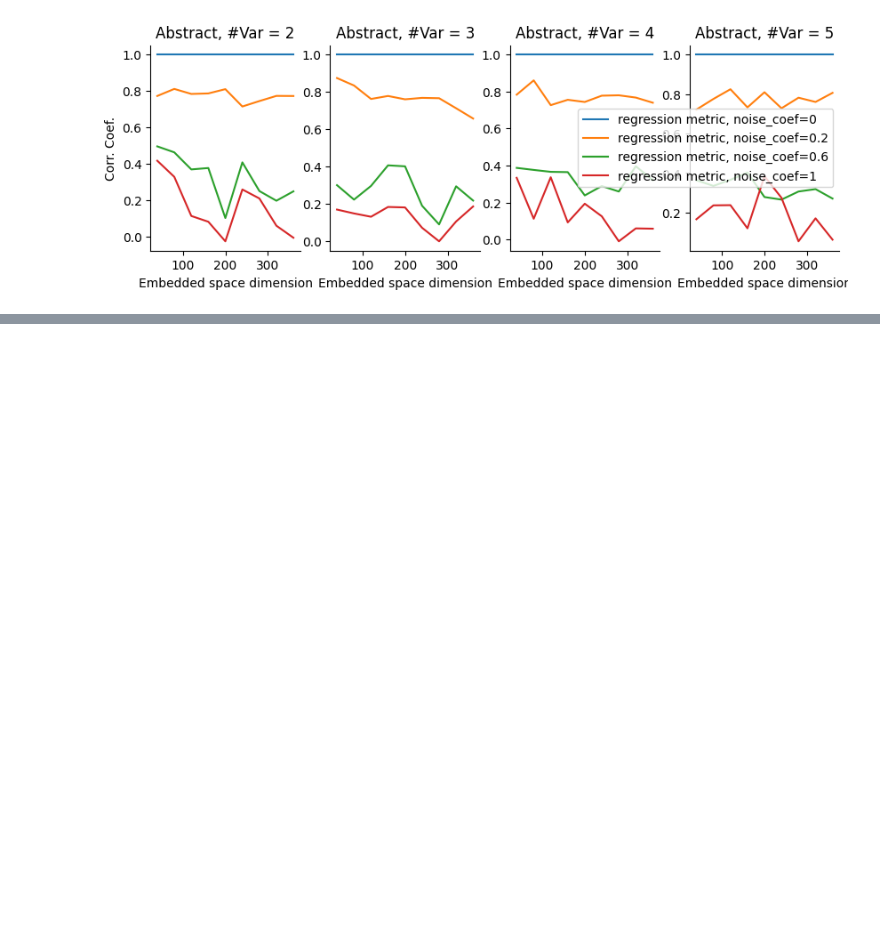
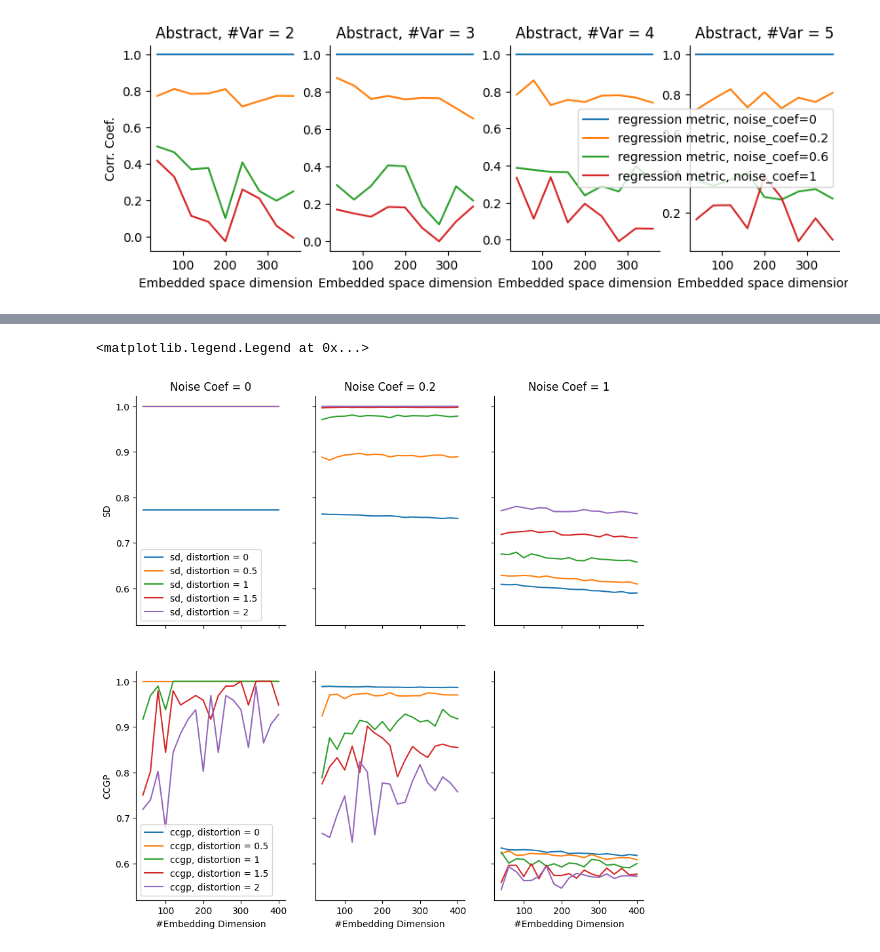
Before and after one commit to bjmiao/abstract_geometry, a Jupyter notebook: playground/data_process.ipynb, the cells around one changed output, grey strips where cells are left out. Saved outputs shown, nothing was run; the diff lists cells and outputs as text; code cells hidden in the pictures; blank space fills up the shorter version.

```diff
--- a/playground/data_process.ipynb
+++ b/playground/data_process.ipynb
@@ -308,0 +444,30 @@ Text(0, 0.5, 'Corr. Coef.')
+# %%
+# df_results_now = df_all_results[(df_all_results.space_dim == 100)]
+df_all_results = df_3d
+cube_dim = 3
+fig, axs = plt.subplots(2, 3, figsize = (10, 10), sharex = True, sharey=True)
+for col_index, noise_coef in enumerate([0, 0.2, 1]):
+    # for ax, cube_dim in zip(ax_line, [2, 3, 4]):
+    for distortion in [0, 0.5, 1, 1.5, 2]:
+        df1 = df_all_results[(df_all_results.noise_coef == noise_coef) & (df_all_results.cube_dim == cube_dim) & (df_all_results.distortion == distortion)]
+        axs[0][col_index].plot(df1.embedding_space, df1.sd, label = f'sd, distortion = {distortion}')
+        axs[1][col_index].plot(df1.embedding_space, df1.ccgp, label = f'ccgp, distortion = {distortion}')
+        axs[0][col_index].spines['top'].set_visible(False)
+        axs[0][col_index].spines['right'].set_visible(False)
+        axs[1][col_index].spines['top'].set_visible(False)
+        axs[1][col_index].spines['right'].set_visible(False)
+    ax.set_ylim(0.5, 1.01)
+    ax.set_xlabel("Embedded space dimension")
+axs[0][0].set_title("Noise Coef = 0")
+axs[0][1].set_title("Noise Coef = 0.2")
+axs[0][2].set_title("Noise Coef = 1")
+axs[1][0].set_xlabel("#Embedding Dimension")
+axs[1][1].set_xlabel("#Embedding Dimension")
+axs[1][2].set_xlabel("#Embedding Dimension")
+axs[0][0].set_ylabel("SD")
+axs[1][0].set_ylabel("CCGP")
+axs[0][0].legend()
+axs[1][0].legend()
+# %% [output]
+<matplotlib.legend.Legend at 0x...>
+[figure, added]
```
Also changed, not shown: parts of 9 cells of this notebook.
